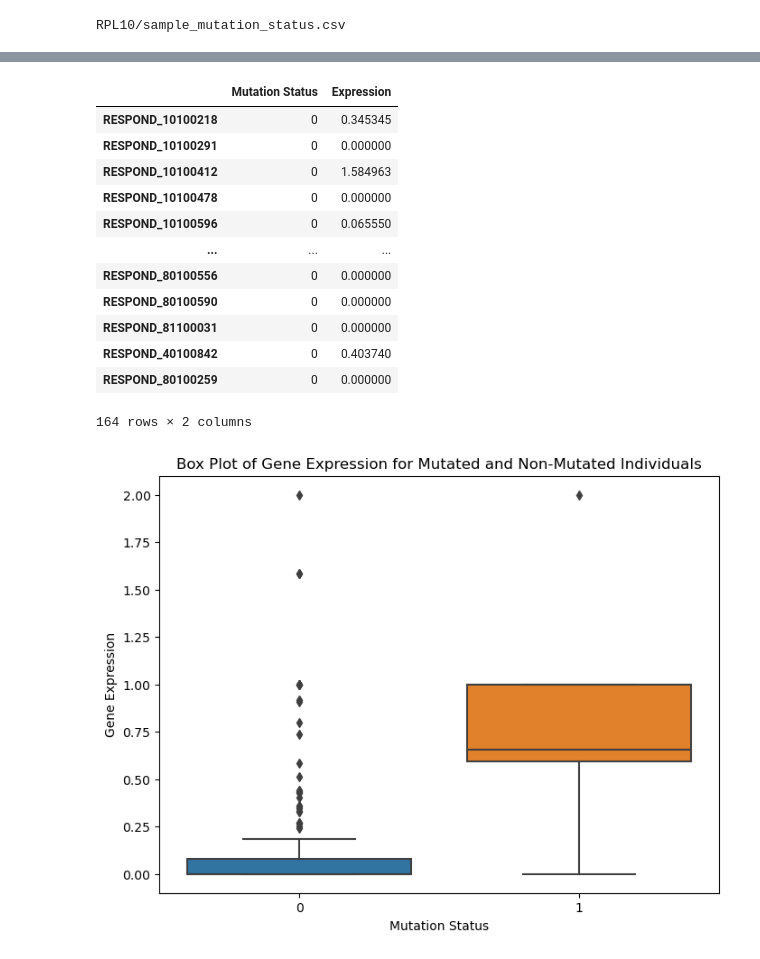
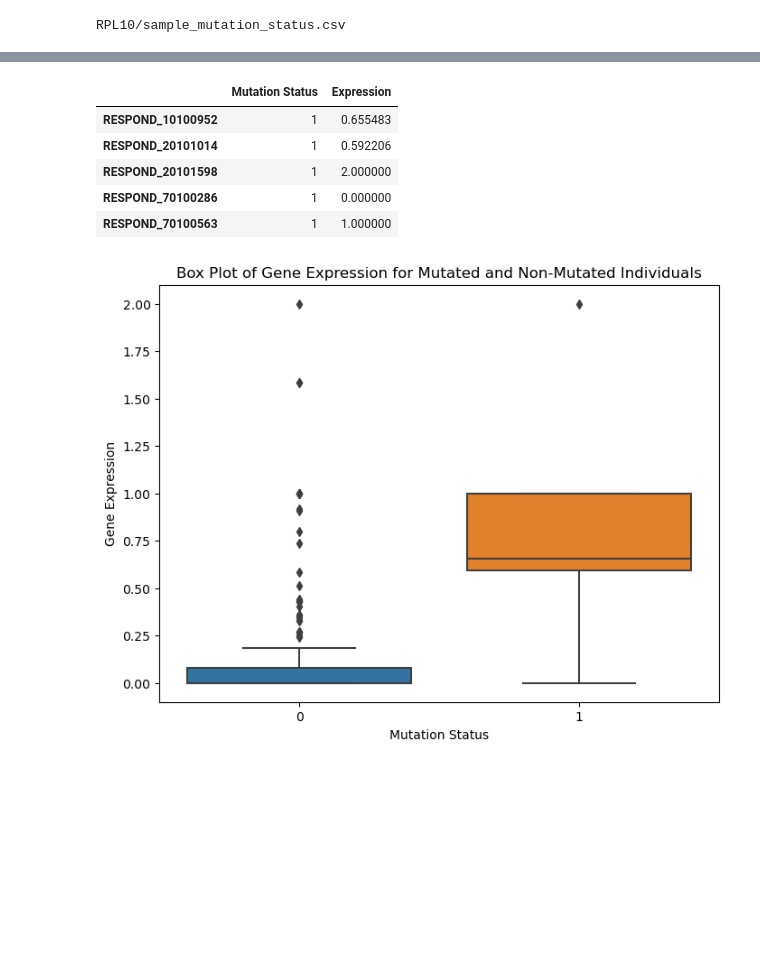
Before and after one commit to MeltemTutar/huang, a Jupyter notebook: Respond/Mutated_gene_expression_explore.ipynb, the cells around one changed output, grey strips where cells are left out. Cells and saved outputs as stored; diff of their text form; code cells hidden in the pictures; blank space fills up the shorter version.

```diff
--- a/Respond/Mutated_gene_expression_explore.ipynb
+++ b/Respond/Mutated_gene_expression_explore.ipynb
@@ -473,21 +459,14 @@ mutated_status_df  = mutated_status_df.set_index('Sample')
 # %%
 merged_df = pd.concat([mutated_status_df, expression_cand_gene], axis=1)
 # %%
-merged_df
+merged_df[merged_df['Mutation Status'] == 1]
 # %% [output]
 |  | Mutation Status | Expression |
-| RESPOND_10100218 | 0 | 0.345345 |
-| RESPOND_10100291 | 0 | 0.000000 |
-| RESPOND_10100412 | 0 | 1.584963 |
-| RESPOND_10100478 | 0 | 0.000000 |
-| RESPOND_10100596 | 0 | 0.065550 |
-| ... | ... | ... |
-| RESPOND_80100556 | 0 | 0.000000 |
-| RESPOND_80100590 | 0 | 0.000000 |
-| RESPOND_81100031 | 0 | 0.000000 |
-| RESPOND_40100842 | 0 | 0.403740 |
-| RESPOND_80100259 | 0 | 0.000000 |
+| RESPOND_10100952 | 1 | 0.655483 |
+| RESPOND_20101014 | 1 | 0.592206 |
+| RESPOND_20101598 | 1 | 2.000000 |
+| RESPOND_70100286 | 1 | 0.000000 |
+| RESPOND_70100563 | 1 | 1.000000 |
-164 rows × 2 columns
 # %%
 plt.figure(figsize=(8, 6))
 sns.boxplot(x='Mutation Status', y='Expression', data=merged_df)
```
Also changed, not shown: parts of 2 cells of this notebook.
